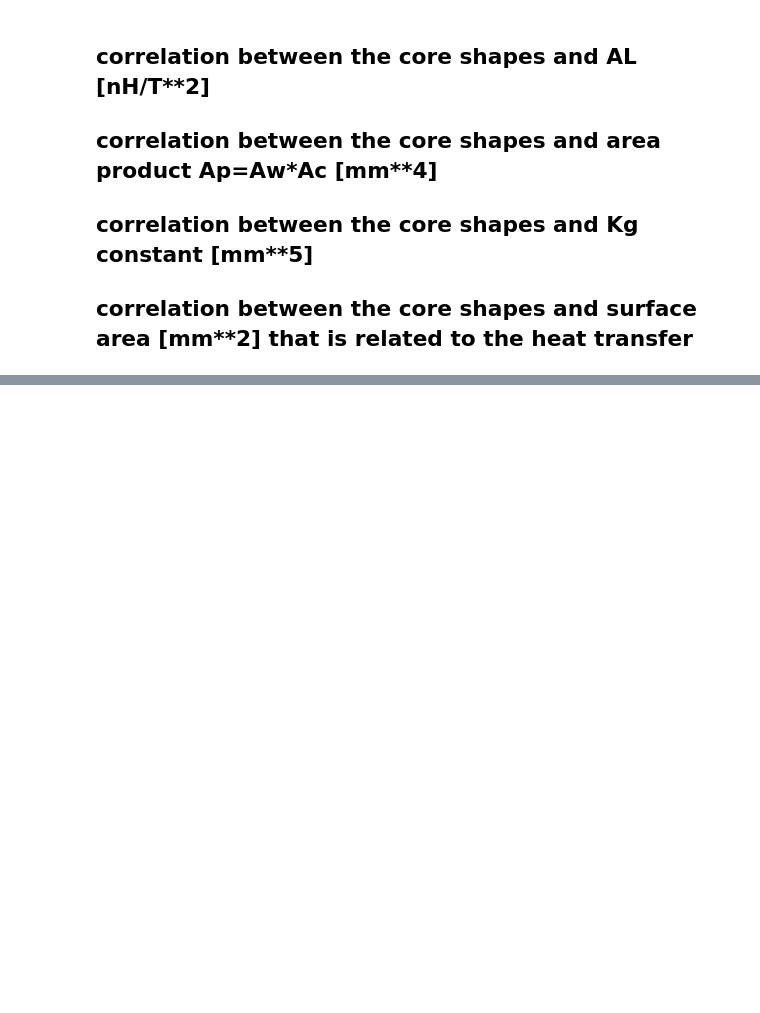
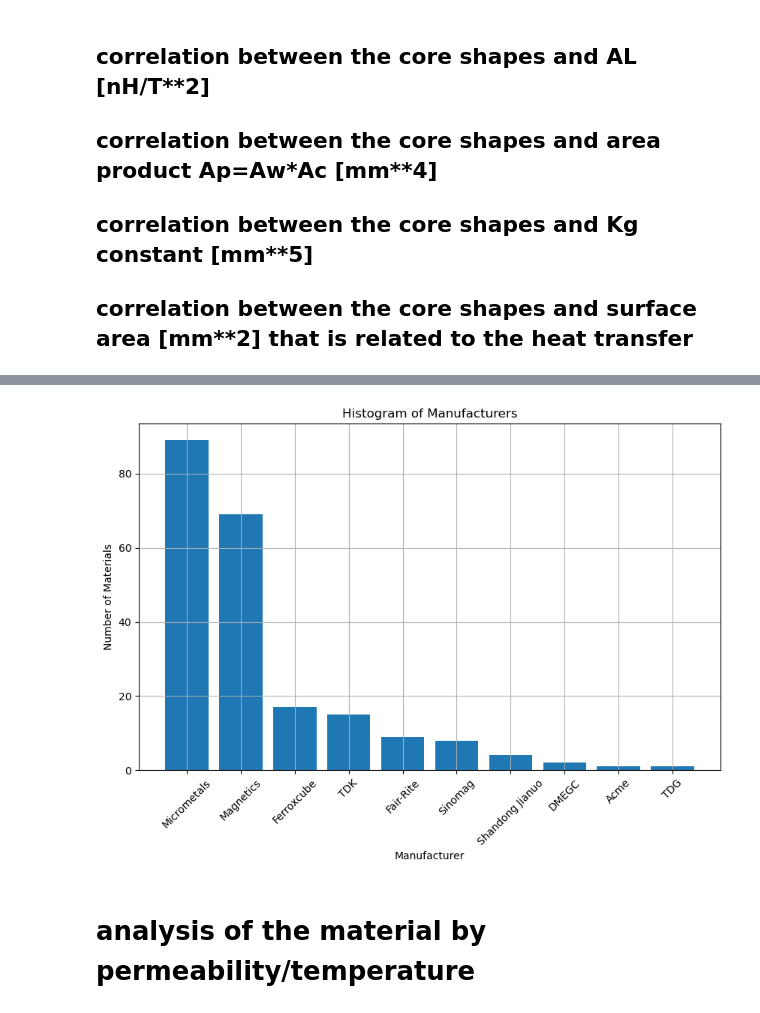
Before and after one commit to OpenMagnetics/PyMKF, a Jupyter notebook: examples/basic_usage.ipynb, the cells around one changed output, grey strips where cells are left out. Cells and saved outputs as stored; diff of their text form; code cells hidden in the pictures; blank space fills up the shorter version.

```diff
--- a/examples/basic_usage.ipynb
+++ b/examples/basic_usage.ipynb
@@ -56,0 +153,6 @@ currently not possible as the data is not available or correlated to manufacture
+# %%
+df_materials_manufacturer = df_materials['manufacturerInfo']
+# expand manufacturerInfo column into multiple columns based on dict keys
+df_materials_manufacturer = df_materials_manufacturer.apply(pd.Series)
+# df_materials_manufacturer['manufacturer'] = df_materials['manufacturerInfo']
+df_materials_manufacturer
@@ -56,0 +174,14 @@ currently not possible as the data is not available or correlated to manufacture
+# %%
+# plot the cores histogram based on manufacturer values in df_materials_manufacturer['name']
+fig, ax = plt.subplots(figsize=(10, 6))
+ax.bar(df_materials_manufacturer['name'].value_counts().index, df_materials_manufacturer['name'].value_counts().values)
+ax.set_xlabel('Manufacturer')
+ax.set_ylabel('Number of Materials')
+ax.set_title('Histogram of Manufacturers')
+ax.xaxis.set_tick_params(rotation=45)
+ax.grid(True)
+plt.show()
+# %% [output]
+[figure, added]
+# %% [markdown]
+# analysis of the material by permeability/temperature
```
Also changed, not shown: parts of 14 cells of this notebook, 1 other file.
